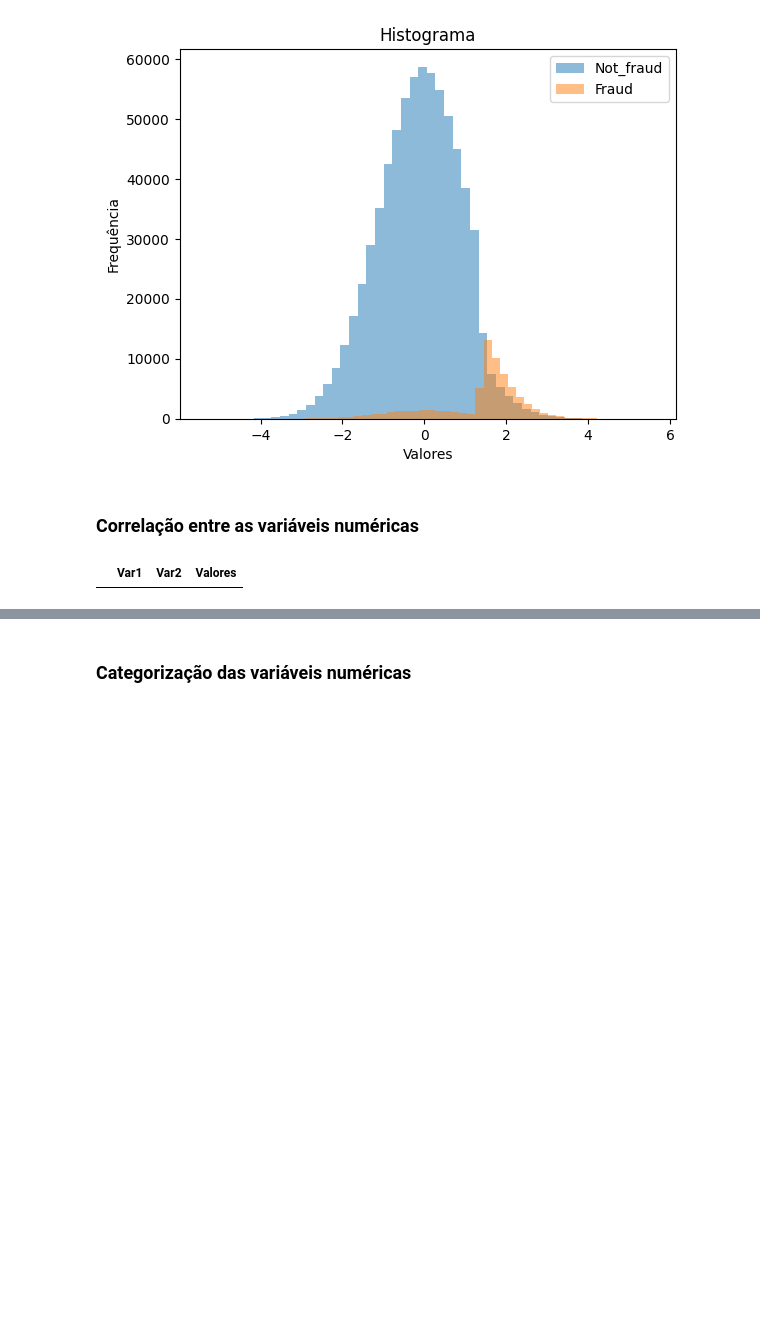
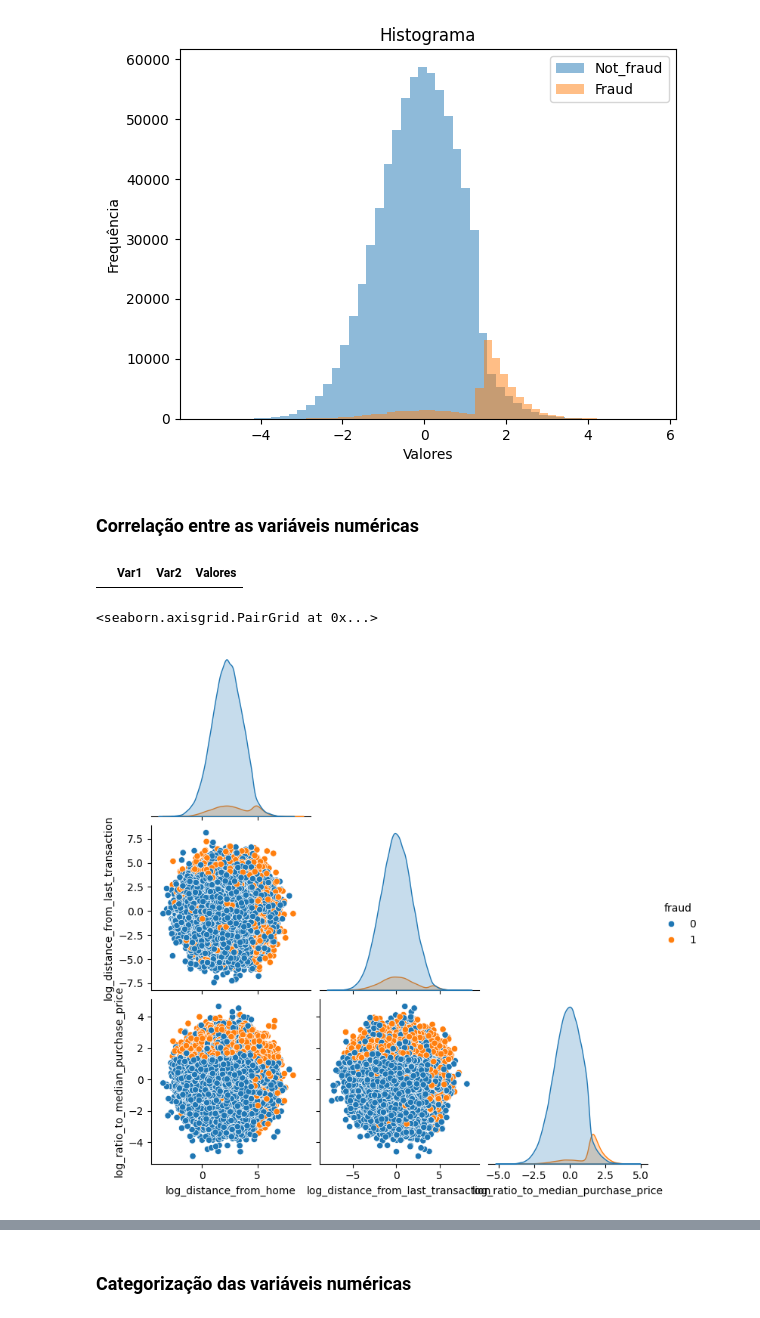
Before and after one commit to HugoCalegari/Estudo_Fraude_CC, a Jupyter notebook: vFraude_CC/2.Exploracao_variaveis/1.Exploracao_inicial.ipynb, the cells around one changed output, grey strips where cells are left out. Cells and saved outputs as stored; diff of their text form; code cells hidden in the pictures; blank space fills up the shorter version.

```diff
--- a/vFraude_CC/2.Exploracao_variaveis/1.Exploracao_inicial.ipynb
+++ b/vFraude_CC/2.Exploracao_variaveis/1.Exploracao_inicial.ipynb
@@ -295,3 +298,9 @@ lista_numericas = ['log_distance_from_home', 'log_distance_from_last_transaction
 Vars_Correl(dataframe=dados, list_vars_num=lista_numericas, limiar=0.6, metodo='spearman')
 # %% [output]
 |  | Var1 | Var2 | Valores |
+# %%
+numericas = lista_numericas + ['fraud']
+sns.pairplot(dados[numericas].sample(frac=.1, random_state=1234), hue="fraud", corner = True)
+# %% [output]
+<seaborn.axisgrid.PairGrid at 0x...>
+[figure, added]
```
Also changed, not shown: parts of 20 cells of this notebook.
